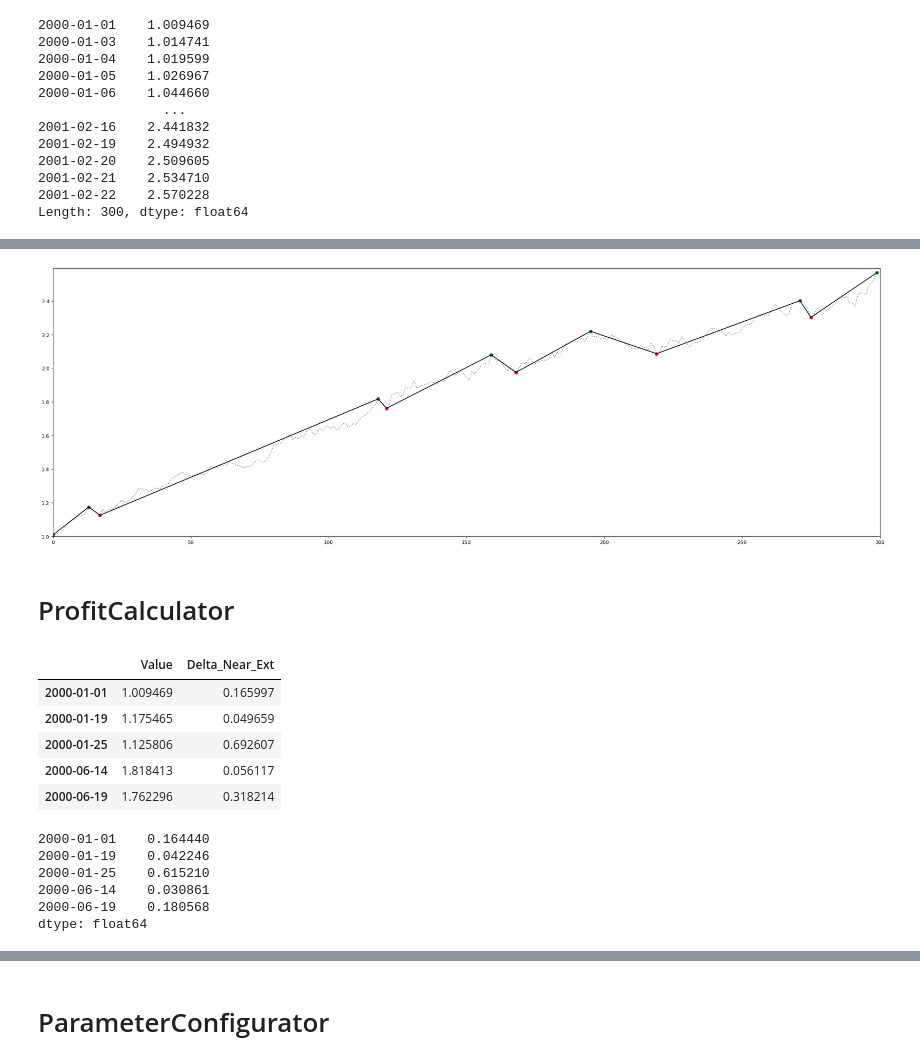
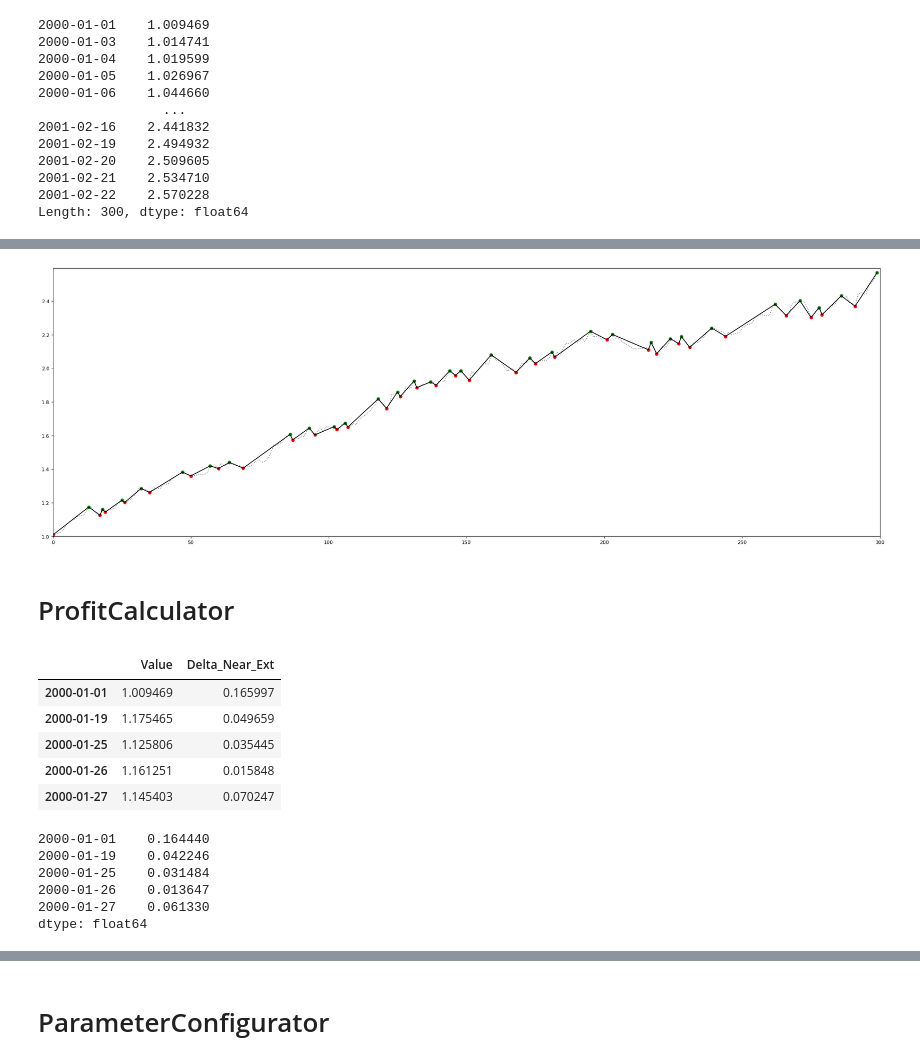
Before and after one commit to NNTrade/metrics, a Jupyter notebook: example/ZigZag/Builder.ipynb, the cells around one changed output, grey strips where cells are left out. Cells and saved outputs as stored; diff of their text form; code cells hidden in the pictures.

```diff
--- a/example/ZigZag/Builder.ipynb
+++ b/example/ZigZag/Builder.ipynb
@@ -46,6 +46,6 @@ x_sr
 2001-02-22    2.570228
 Length: 300, dtype: float64
 # %%
-zzb = ZigZagBuilder(0.03, -0.03)
+zzb = ZigZagBuilder(0.01, -0.01)
 # %%
 zzb_df = zzb.build_all(x_sr)
@@ -94,28 +98,28 @@ from src.ZigZag.Vizualize import draw_chart
 # %%
 draw_chart(x_sr, zzb_df)
 # %% [output]
-[figure, old version]
+[figure, new version]
 # %% [markdown]
 # ProfitCalculator
 # %%
-moves = zzb_df[zzb_df[FLAG_COL_NAME]!=0][[VALUE_COL_NAME,DELTA_NEAR_EXT]].abs()
+moves = zzb_df[zzb_df[FLAG_COL_NAME]!=0][[VALUE_COL_NAME,DELTA_NEAR_EXT_COL_NAME]].abs()
 moves.head()
 # %% [output]
 |  | Value | Delta_Near_Ext |
 | 2000-01-01 | 1.009469 | 0.165997 |
 | 2000-01-19 | 1.175465 | 0.049659 |
-| 2000-01-25 | 1.125806 | 0.692607 |
-| 2000-06-14 | 1.818413 | 0.056117 |
-| 2000-06-19 | 1.762296 | 0.318214 |
+| 2000-01-25 | 1.125806 | 0.035445 |
+| 2000-01-26 | 1.161251 | 0.015848 |
+| 2000-01-27 | 1.145403 | 0.070247 |
 # %%
-perc_moves = moves[DELTA_NEAR_EXT]/moves[VALUE_COL_NAME]
+perc_moves = moves[DELTA_NEAR_EXT_COL_NAME]/moves[VALUE_COL_NAME]
 perc_moves.head()
 # %% [output]
 2000-01-01    0.164440
 2000-01-19    0.042246
-2000-01-25    0.615210
-2000-06-14    0.030861
-2000-06-19    0.180568
+2000-01-25    0.031484
+2000-01-26    0.013647
+2000-01-27    0.061330
 dtype: float64
 # %%
 print(f"sum {perc_moves.sum()}")
```
Also changed, not shown: parts of 12 cells of this notebook, 6 other files.
